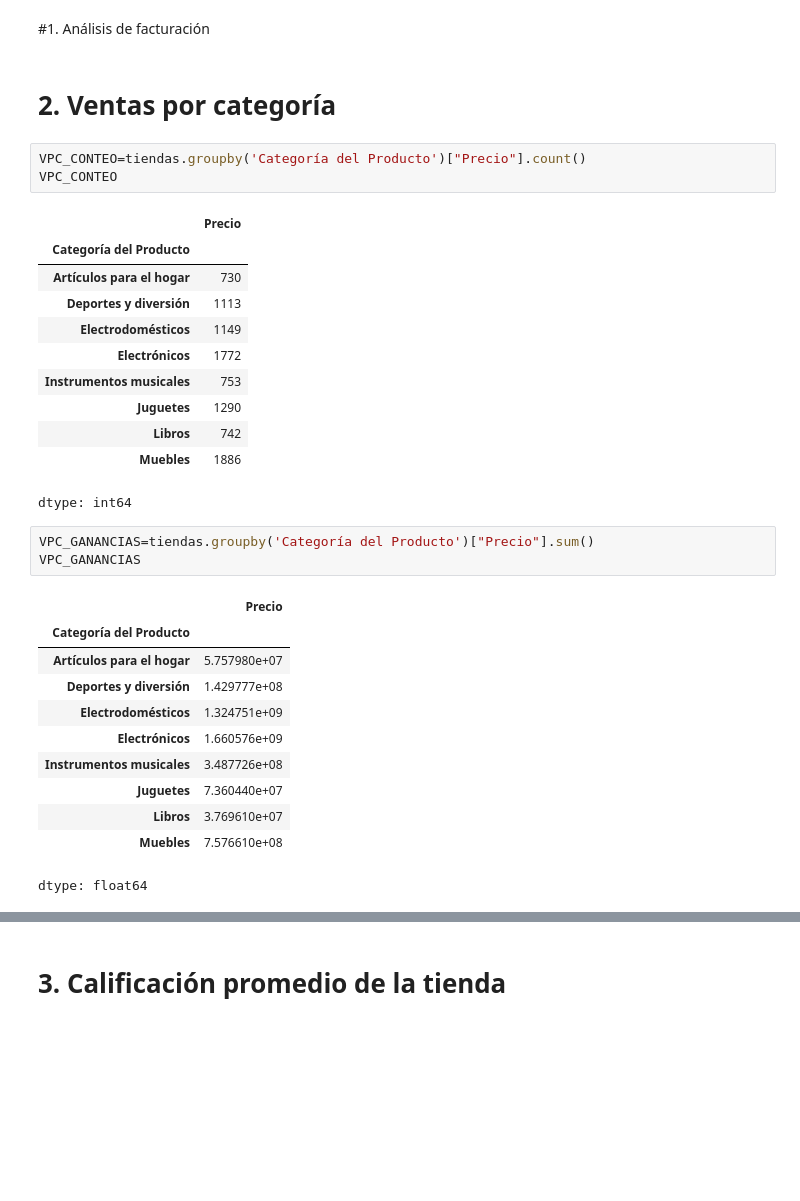
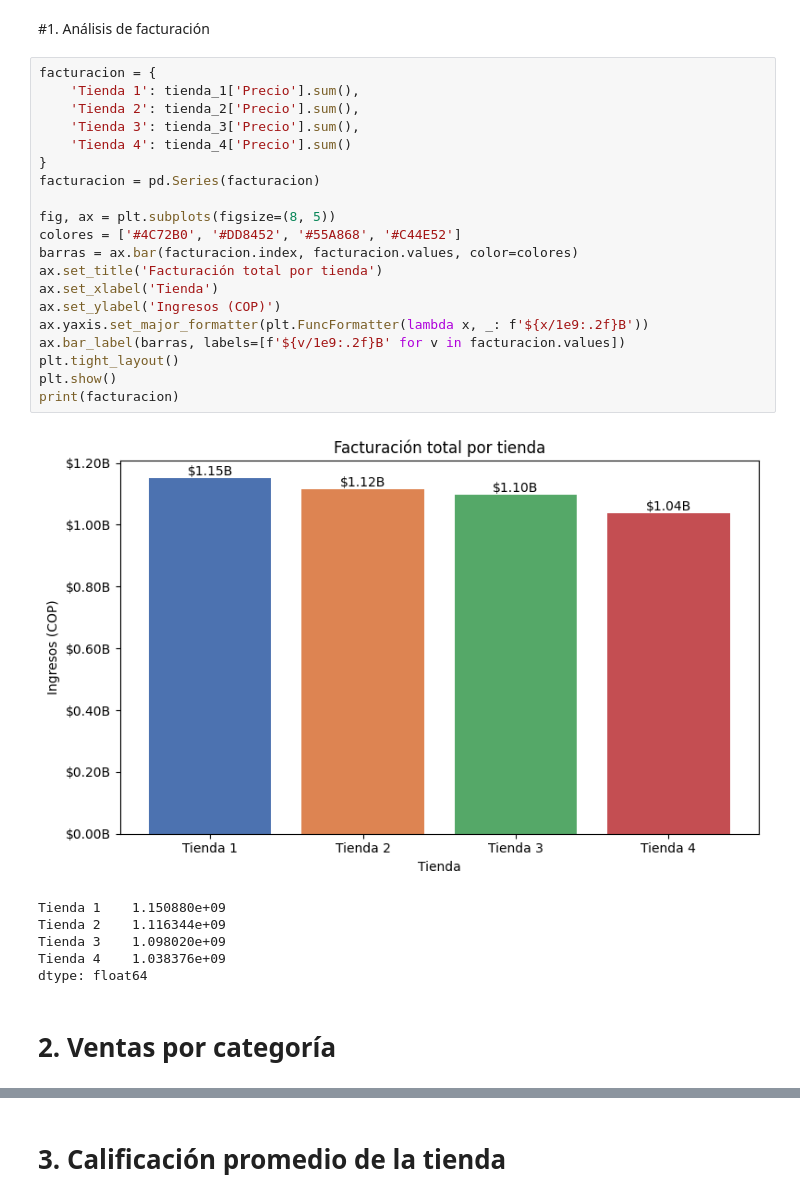
Before and after one commit to JairoCJN/Store-Analysis, a Jupyter notebook: challenge1-data-science-latam/AluraStoreLatam.ipynb, the cells around one changed output, grey strips where cells are left out. Cells and saved outputs as stored; diff of their text form; blank space fills up the shorter version.

```diff
--- a/challenge1-data-science-latam/AluraStoreLatam.ipynb
+++ b/challenge1-data-science-latam/AluraStoreLatam.ipynb
@@ -194,35 +192,32 @@ memory usage: 221.2+ KB
 | max | 2.902200e+06 | 154700.000000 | 5.000000 | 18.000000 | 11.544440 | -67.923900 |
 # %% [markdown]
 #1. Análisis de facturación
+# %%
+facturacion = {
+    'Tienda 1': tienda_1['Precio'].sum(),
+    'Tienda 2': tienda_2['Precio'].sum(),
+    'Tienda 3': tienda_3['Precio'].sum(),
+    'Tienda 4': tienda_4['Precio'].sum()
+}
+facturacion = pd.Series(facturacion)
+
+fig, ax = plt.subplots(figsize=(8, 5))
+colores = ['#4C72B0', '#DD8452', '#55A868', '#C44E52']
+barras = ax.bar(facturacion.index, facturacion.values, color=colores)
+ax.set_title('Facturación total por tienda')
+ax.set_xlabel('Tienda')
+ax.set_ylabel('Ingresos (COP)')
+ax.yaxis.set_major_formatter(plt.FuncFormatter(lambda x, _: f'${x/1e9:.2f}B'))
+ax.bar_label(barras, labels=[f'${v/1e9:.2f}B' for v in facturacion.values])
+plt.tight_layout()
+plt.show()
+print(facturacion)
+# %% [output]
+[figure, added]
+Tienda 1    1.150880e+09
+Tienda 2    1.116344e+09
+Tienda 3    1.098020e+09
+Tienda 4    1.038376e+09
+dtype: float64
 # %% [markdown]
 # 2. Ventas por categoría
-# %%
-VPC_CONTEO=tiendas.groupby('Categoría del Producto')["Precio"].count()
-VPC_CONTEO
-# %% [output]
-|  | Precio |
-| Categoría del Producto |  |
-| Artículos para el hogar | 730 |
-| Deportes y diversión | 1113 |
-| Electrodomésticos | 1149 |
-| Electrónicos | 1772 |
-| Instrumentos musicales | 753 |
-| Juguetes | 1290 |
-| Libros | 742 |
-| Muebles | 1886 |
-dtype: int64
-# %%
-VPC_GANANCIAS=tiendas.groupby('Categoría del Producto')["Precio"].sum()
-VPC_GANANCIAS
-# %% [output]
-|  | Precio |
-| Categoría del Producto |  |
-| Artículos para el hogar | 5.757980e+07 |
-| Deportes y diversión | 1.429777e+08 |
-| Electrodomésticos | 1.324751e+09 |
-| Electrónicos | 1.660576e+09 |
-| Instrumentos musicales | 3.487726e+08 |
-| Juguetes | 7.360440e+07 |
-| Libros | 3.769610e+07 |
-| Muebles | 7.576610e+08 |
-dtype: float64
```
Also changed, not shown: parts of 14 cells of this notebook.
